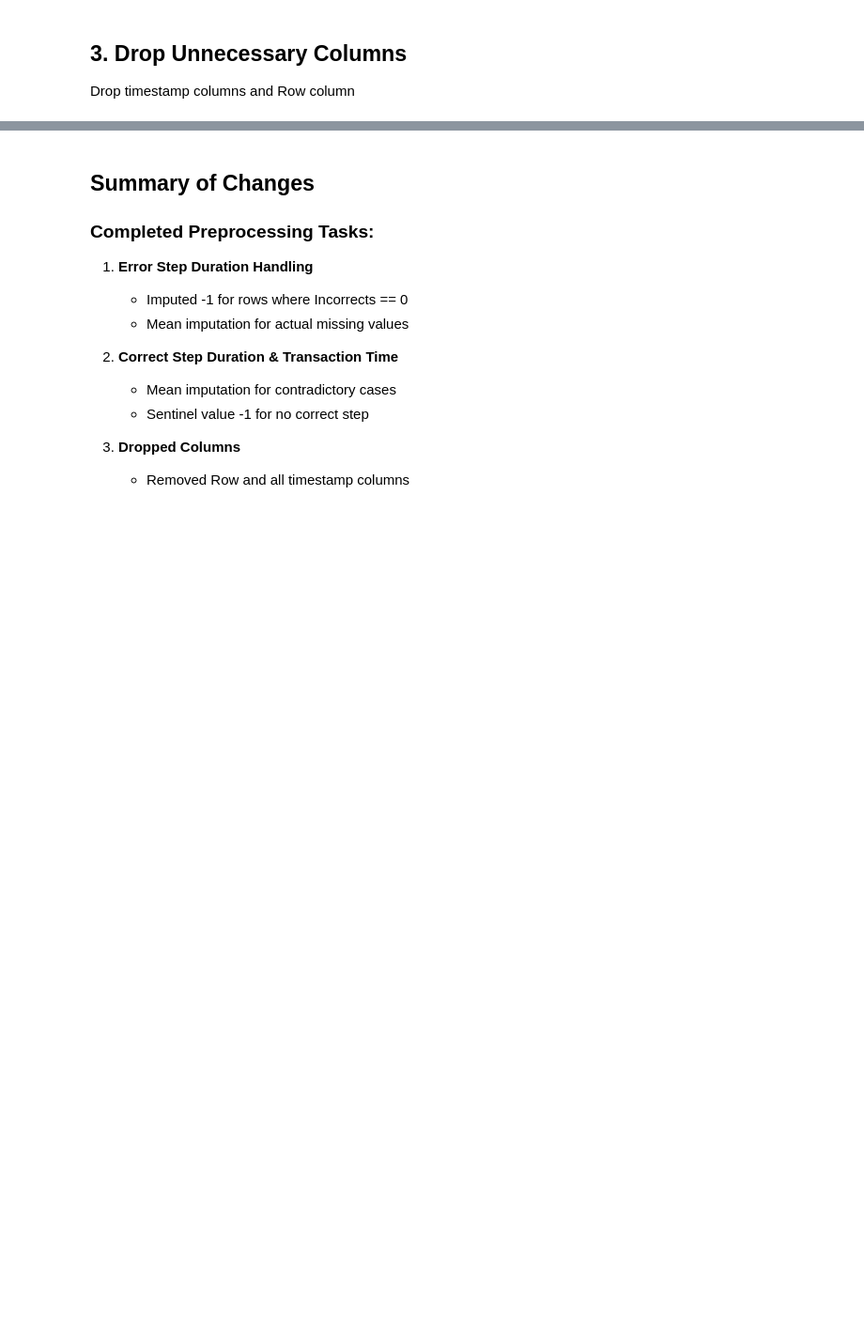
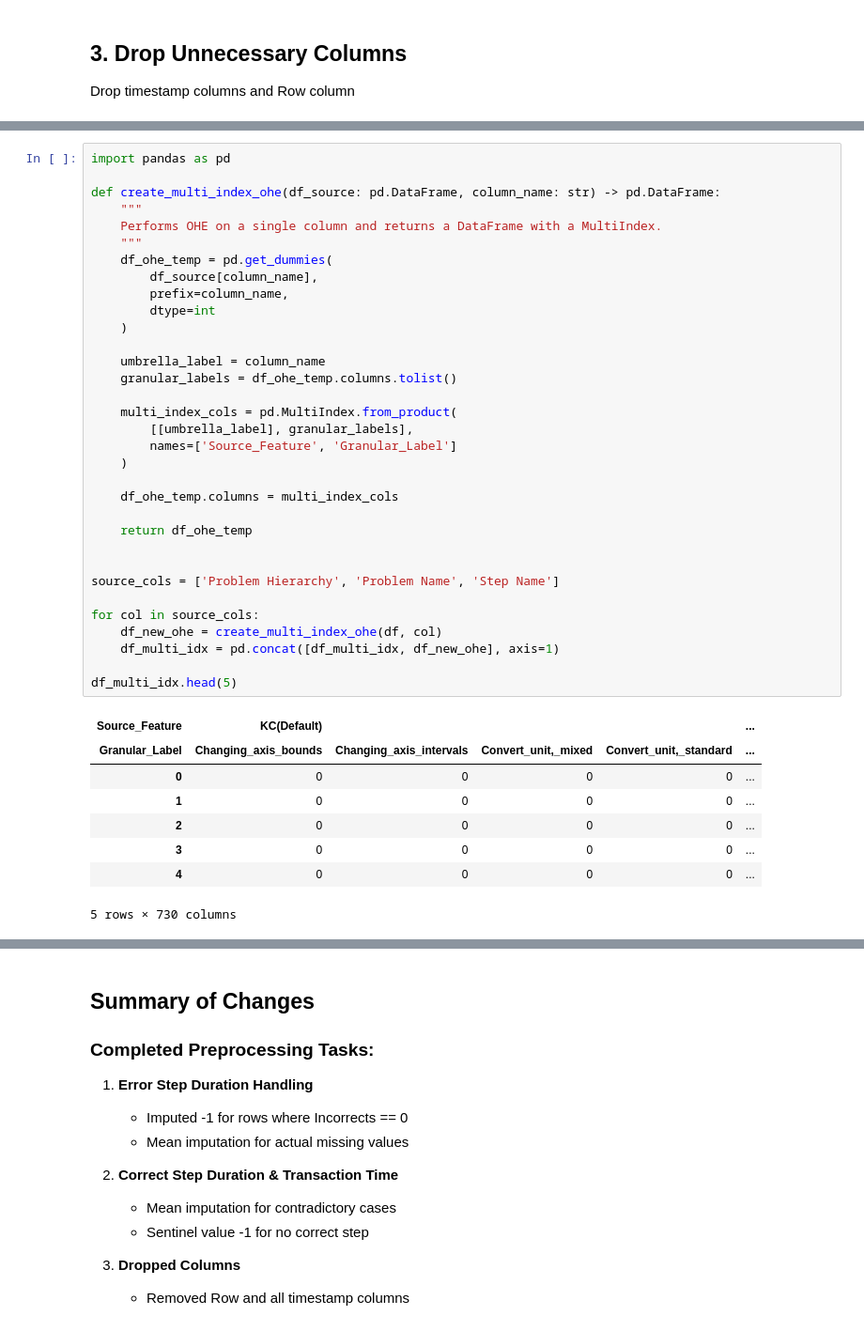
Before and after one commit to BlockchainDlamini/COS781_Data_Mining_Project, a Jupyter notebook: preprocessing.ipynb, the cells around one changed output, grey strips where cells are left out. Shown: that part at 94% size. Cells and saved outputs as stored; diff of their text form; blank space fills up the shorter version.

```diff
--- a/preprocessing.ipynb
+++ b/preprocessing.ipynb
@@ -437,0 +308,42 @@ array([0.01343174, 0.0086636 , 0.00815586, 0.00798923, 0.00760074,
+# %%
+import pandas as pd
+
+def create_multi_index_ohe(df_source: pd.DataFrame, column_name: str) -> pd.DataFrame:
+    """
+    Performs OHE on a single column and returns a DataFrame with a MultiIndex.
+    """
+    df_ohe_temp = pd.get_dummies(
+        df_source[column_name],
+        prefix=column_name,
+        dtype=int
+    )
+
+    umbrella_label = column_name
+    granular_labels = df_ohe_temp.columns.tolist()
+
+    multi_index_cols = pd.MultiIndex.from_product(
+        [[umbrella_label], granular_labels],
+        names=['Source_Feature', 'Granular_Label']
+    )
+
+    df_ohe_temp.columns = multi_index_cols
+
+    return df_ohe_temp
+
+
+source_cols = ['Problem Hierarchy', 'Problem Name', 'Step Name']
+
+for col in source_cols:
+    df_new_ohe = create_multi_index_ohe(df, col)
+    df_multi_idx = pd.concat([df_multi_idx, df_new_ohe], axis=1)
+
+df_multi_idx.head(5)
+# %% [output]
+| Source_Feature | KC(Default) |  |  |  | ... |
+| Granular_Label | Changing_axis_bounds | Changing_axis_intervals | Convert_unit,_mixed | Convert_unit,_standard | ... |
+| 0 | 0 | 0 | 0 | 0 | ... |
+| 1 | 0 | 0 | 0 | 0 | ... |
+| 2 | 0 | 0 | 0 | 0 | ... |
+| 3 | 0 | 0 | 0 | 0 | ... |
+| 4 | 0 | 0 | 0 | 0 | ... |
+5 rows × 730 columns
```
Also changed, not shown: parts of 44 cells of this notebook, 12 other files.
